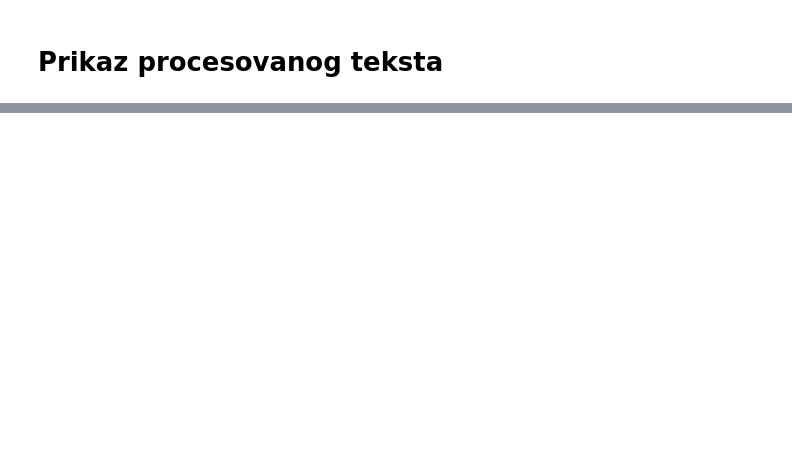
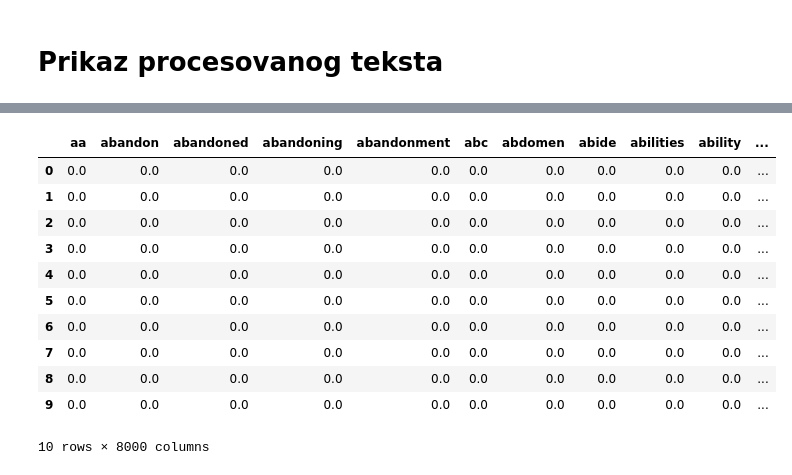
Before and after one commit to MATF-istrazivanje-podataka-1/2023_Data_Mining_Emotions_Dataset, a Jupyter notebook: preprocess/preprocessing.ipynb, the cells around one changed output, grey strips where cells are left out. Cells and saved outputs as stored; diff of their text form; code cells hidden in the pictures; blank space fills up the shorter version.

```diff
--- a/preprocess/preprocessing.ipynb
+++ b/preprocess/preprocessing.ipynb
@@ -205,0 +302,2 @@ df_show.head(10)
+# %%
+test_dataset = make_dataset('../dataset/test.txt')
@@ -205,0 +341,9 @@ df_show.head(10)
+# %%
+df = dataset.copy()
+test_df = test_dataset.copy()
+
+
+combined_df = pd.concat([df, test_df])
+combined_df.reset_index(drop=True, inplace=True)
+combined_df.shape
+combined_df.head()
@@ -205,0 +357,24 @@ df_show.head(10)
+# %%
+combined_df["Processed"] = combined_df["Text"].apply(preprocess_dataset).apply(lambda x: " ".join(x))
+combined_df.head(20)
+combined_df = combined_df[combined_df["Processed"] != ""]
+combined_df.head(20)
+vectorizer = TfidfVectorizer(max_features=8000)
+tfidf_cluster = vectorizer.fit_transform(combined_df["Text"])
+tfidf_feature_names = vectorizer.get_feature_names_out()
+cluster_df = pd.DataFrame(tfidf_cluster.toarray(), columns=tfidf_feature_names)
+
+cluster_df.head(10)
+# %% [output]
+|  | aa | abandon | abandoned | abandoning | abandonment | abc | abdomen | abide | abilities | ability | ... |
+| 0 | 0.0 | 0.0 | 0.0 | 0.0 | 0.0 | 0.0 | 0.0 | 0.0 | 0.0 | 0.0 | ... |
+| 1 | 0.0 | 0.0 | 0.0 | 0.0 | 0.0 | 0.0 | 0.0 | 0.0 | 0.0 | 0.0 | ... |
+| 2 | 0.0 | 0.0 | 0.0 | 0.0 | 0.0 | 0.0 | 0.0 | 0.0 | 0.0 | 0.0 | ... |
+| 3 | 0.0 | 0.0 | 0.0 | 0.0 | 0.0 | 0.0 | 0.0 | 0.0 | 0.0 | 0.0 | ... |
+| 4 | 0.0 | 0.0 | 0.0 | 0.0 | 0.0 | 0.0 | 0.0 | 0.0 | 0.0 | 0.0 | ... |
+| 5 | 0.0 | 0.0 | 0.0 | 0.0 | 0.0 | 0.0 | 0.0 | 0.0 | 0.0 | 0.0 | ... |
+| 6 | 0.0 | 0.0 | 0.0 | 0.0 | 0.0 | 0.0 | 0.0 | 0.0 | 0.0 | 0.0 | ... |
+| 7 | 0.0 | 0.0 | 0.0 | 0.0 | 0.0 | 0.0 | 0.0 | 0.0 | 0.0 | 0.0 | ... |
+| 8 | 0.0 | 0.0 | 0.0 | 0.0 | 0.0 | 0.0 | 0.0 | 0.0 | 0.0 | 0.0 | ... |
+| 9 | 0.0 | 0.0 | 0.0 | 0.0 | 0.0 | 0.0 | 0.0 | 0.0 | 0.0 | 0.0 | ... |
+10 rows × 8000 columns
```
Also changed, not shown: parts of 15 cells of this notebook, 1 other file.
